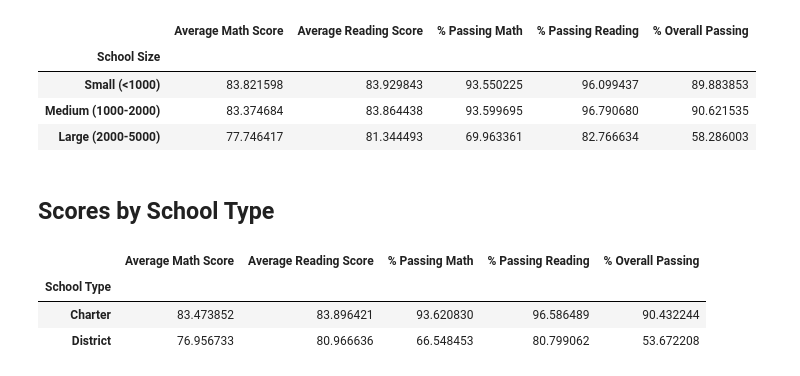
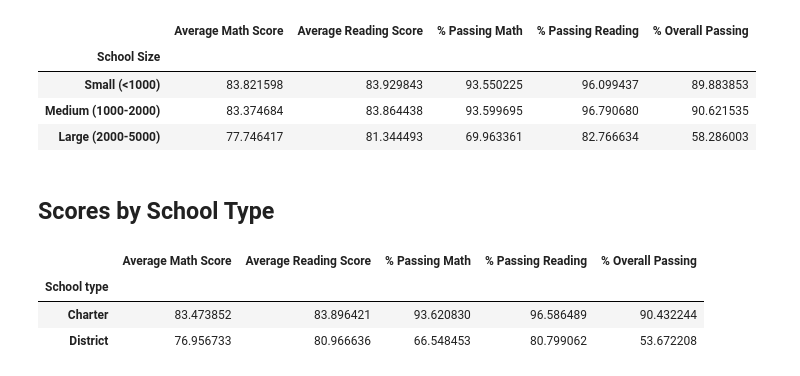
Before and after one commit to Felo2023/pandas-challenge, a Jupyter notebook: PyCitySchools/PyCitySchools.ipynb, the cells around one changed output. Saved outputs shown, nothing was run; the diff lists cells and outputs as text; code cells hidden in the pictures.

```diff
--- a/PyCitySchools/PyCitySchools.ipynb
+++ b/PyCitySchools/PyCitySchools.ipynb
@@ -221,7 +264,16 @@ per_school_passing_reading = school_students_passing_reading / per_school_counts
 overall_passing_rate = school_students_passing_math_and_reading / per_school_counts * 100
 # %%
 # Create a DataFrame called `per_school_summary` with columns for the calculations above.
-per_school_summary =
+per_school_summary = pd.DataFrame({'School type':school_types,
+                                    'Total students':per_school_counts,
+                                    'Total School Budget':per_school_budget,
+                                    'Per Student Budget':per_school_capita,
+                                    'Average math score':per_school_math,
+                                    'Average reading score':per_school_reading,
+                                    '% Passing math': per_school_passing_math,
+                                    '% Passing reading':per_school_passing_reading,
+                                    '% Overall passing':overall_passing_rate
+})
 
 # Formatting
 per_school_summary["Total School Budget"] = per_school_summary["Total School Budget"].map("${:,.2f}".format)
@@ -361,6 +423,8 @@ spending_bins = [0, 585, 630, 645, 680]
 labels = ["<$585", "$585-630", "$630-645", "$645-680"]
 # %%
 # Create a copy of the school summary since it has the "Per Student Budget"
+per_school_summary["Per Student Budget"] = per_school_summary["Per Student Budget"].str.replace(r'$', '')
 school_spending_df = per_school_summary.copy()
+school_spending_df['Per Student Budget']=school_spending_df['Per Student Budget'].astype(float)
 # %%
 # Use `pd.cut` to categorize spending based on the bins.
@@ -413,6 +483,6 @@ labels = ["Small (<1000)", "Medium (1000-2000)", "Large (2000-5000)"]
 # Categorize the spending based on the bins
 # Use `pd.cut` on the "Total Students" column of the `per_school_summary` DataFrame.
 
-per_school_summary["School Size"] =
+per_school_summary["School Size"] = pd.cut(per_school_summary['Total students'],size_bins,labels=labels,include_lowest=True)
 per_school_summary
 # %% [output]
@@ -456,19 +531,23 @@ size_summary
 ## Scores by School Type
 # %%
 # Group the per_school_summary DataFrame by "School Type" and average the results.
-average_math_score_by_type = per_school_summary.groupby(["School Type"])["Average Math Score"].mean()
-average_reading_score_by_type = per_school_summary.groupby(["School Type"])["Average Reading Score"].mean()
-average_percent_passing_math_by_type = per_school_summary.groupby(["School Type"])["% Passing Math"].mean()
-average_percent_passing_reading_by_type = per_school_summary.groupby(["School Type"])["% Passing Reading"].mean()
-average_percent_overall_passing_by_type = per_school_summary.groupby(["School Type"])["% Overall Passing"].mean()
+average_math_score_by_type = per_school_summary.groupby(["School type"])["Average math score"].mean()
+average_reading_score_by_type = per_school_summary.groupby(["School type"])["Average reading score"].mean()
+average_percent_passing_math_by_type = per_school_summary.groupby(["School type"])["% Passing math"].mean()
+average_percent_passing_reading_by_type = per_school_summary.groupby(["School type"])["% Passing reading"].mean()
+average_percent_overall_passing_by_type = per_school_summary.groupby(["School type"])["% Overall passing"].mean()
 # %%
 # Assemble the new data by type into a DataFrame called `type_summary`
-type_summary =
+type_summary = pd.DataFrame({'Average Math Score':average_math_score_by_type,
+                                 'Average Reading Score': average_reading_score_by_type,
+                                 '% Passing Math': average_percent_passing_math_by_type,
+                                 '% Passing Reading': average_percent_passing_reading_by_type,
+                                 '% Overall Passing':average_percent_overall_passing_by_type})
 
 # Display results
 type_summary
 # %% [output]
 |  | Average Math Score | Average Reading Score | % Passing Math | % Passing Reading | % Overall Passing |
-| School Type |  |  |  |  |  |
+| School type |  |  |  |  |  |
 | Charter | 83.473852 | 83.896421 | 93.620830 | 96.586489 | 90.432244 |
 | District | 76.956733 | 80.966636 | 66.548453 | 80.799062 | 53.672208 |
```
Also changed, not shown: parts of 17 cells of this notebook.
